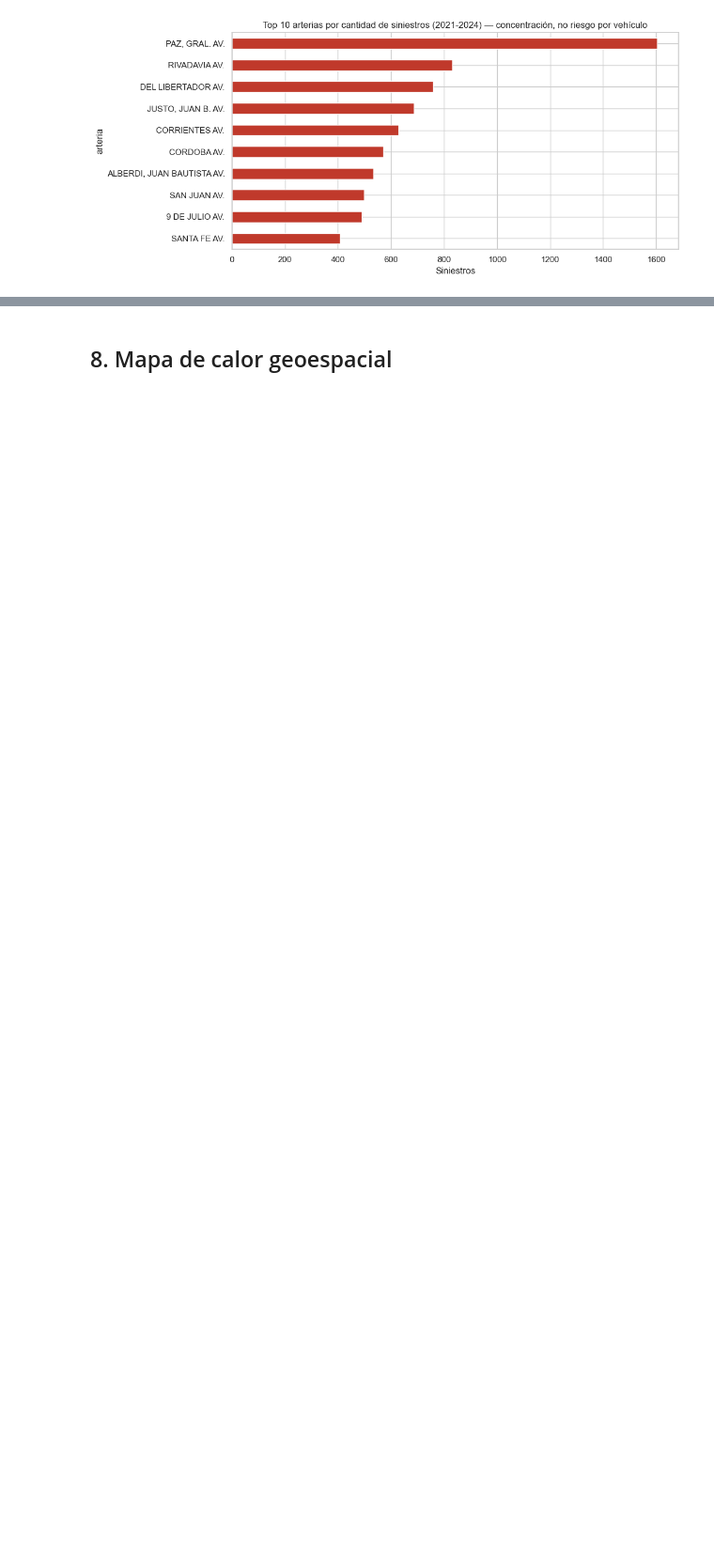
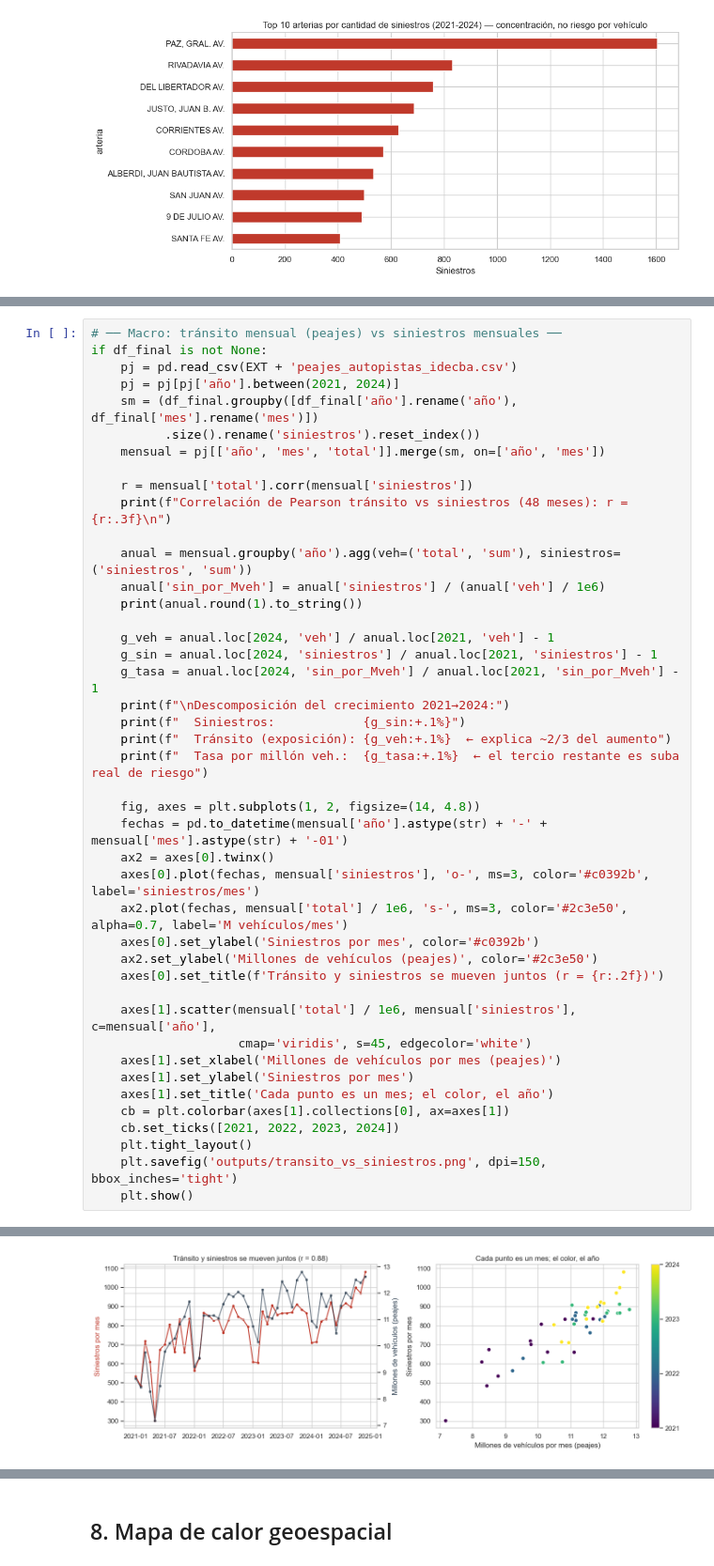
Before and after one commit to valenmendez01/TPO-CienciaDeDatos, a Jupyter notebook: siniestros_viales_pipeline.ipynb, the cells around one changed output, grey strips where cells are left out. Shown at 94% size. Drawn from its saved outputs; the diff is of its cells as text; blank space fills up the shorter version.

```diff
--- a/siniestros_viales_pipeline.ipynb
+++ b/siniestros_viales_pipeline.ipynb
@@ -1591,0 +1609,44 @@ SANTA FE AV.                 407         7.9
+# %%
+# ── Macro: tránsito mensual (peajes) vs siniestros mensuales ──
+if df_final is not None:
+    pj = pd.read_csv(EXT + 'peajes_autopistas_idecba.csv')
+    pj = pj[pj['año'].between(2021, 2024)]
+    sm = (df_final.groupby([df_final['año'].rename('año'), df_final['mes'].rename('mes')])
+          .size().rename('siniestros').reset_index())
+    mensual = pj[['año', 'mes', 'total']].merge(sm, on=['año', 'mes'])
+
+    r = mensual['total'].corr(mensual['siniestros'])
+    print(f"Correlación de Pearson tránsito vs siniestros (48 meses): r = {r:.3f}\n")
+
+    anual = mensual.groupby('año').agg(veh=('total', 'sum'), siniestros=('siniestros', 'sum'))
+    anual['sin_por_Mveh'] = anual['siniestros'] / (anual['veh'] / 1e6)
+    print(anual.round(1).to_string())
+
+    g_veh = anual.loc[2024, 'veh'] / anual.loc[2021, 'veh'] - 1
+    g_sin = anual.loc[2024, 'siniestros'] / anual.loc[2021, 'siniestros'] - 1
+    g_tasa = anual.loc[2024, 'sin_por_Mveh'] / anual.loc[2021, 'sin_por_Mveh'] - 1
+    print(f"\nDescomposición del crecimiento 2021→2024:")
+    print(f"  Siniestros:            {g_sin:+.1%}")
+    print(f"  Tránsito (exposición): {g_veh:+.1%}  ← explica ~2/3 del aumento")
+    print(f"  Tasa por millón veh.:  {g_tasa:+.1%}  ← el tercio restante es suba real de riesgo")
+
+    fig, axes = plt.subplots(1, 2, figsize=(14, 4.8))
+    fechas = pd.to_datetime(mensual['año'].astype(str) + '-' + mensual['mes'].astype(str) + '-01')
+    ax2 = axes[0].twinx()
+    axes[0].plot(fechas, mensual['siniestros'], 'o-', ms=3, color='#c0392b', label='siniestros/mes')
+    ax2.plot(fechas, mensual['total'] / 1e6, 's-', ms=3, color='#2c3e50', alpha=0.7, label='M vehículos/mes')
+    axes[0].set_ylabel('Siniestros por mes', color='#c0392b')
+    ax2.set_ylabel('Millones de vehículos (peajes)', color='#2c3e50')
+    axes[0].set_title(f'Tránsito y siniestros se mueven juntos (r = {r:.2f})')
+
+    axes[1].scatter(mensual['total'] / 1e6, mensual['siniestros'], c=mensual['año'],
+                    cmap='viridis', s=45, edgecolor='white')
+    axes[1].set_xlabel('Millones de vehículos por mes (peajes)')
+    axes[1].set_ylabel('Siniestros por mes')
+    axes[1].set_title('Cada punto es un mes; el color, el año')
+    cb = plt.colorbar(axes[1].collections[0], ax=axes[1])
+    cb.set_ticks([2021, 2022, 2023, 2024])
+    plt.tight_layout()
+    plt.savefig('outputs/transito_vs_siniestros.png', dpi=150, bbox_inches='tight')
+    plt.show()
+# %% [output]
@@ -1591,0 +1666 @@ SANTA FE AV.                 407         7.9
+[figure, added]
```
Also changed, not shown: parts of 10 cells of this notebook, 7 other files.
